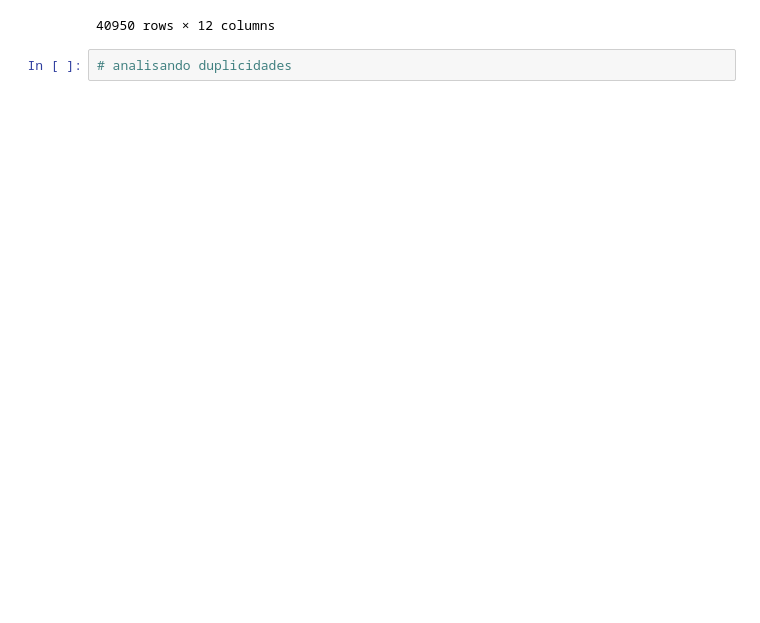
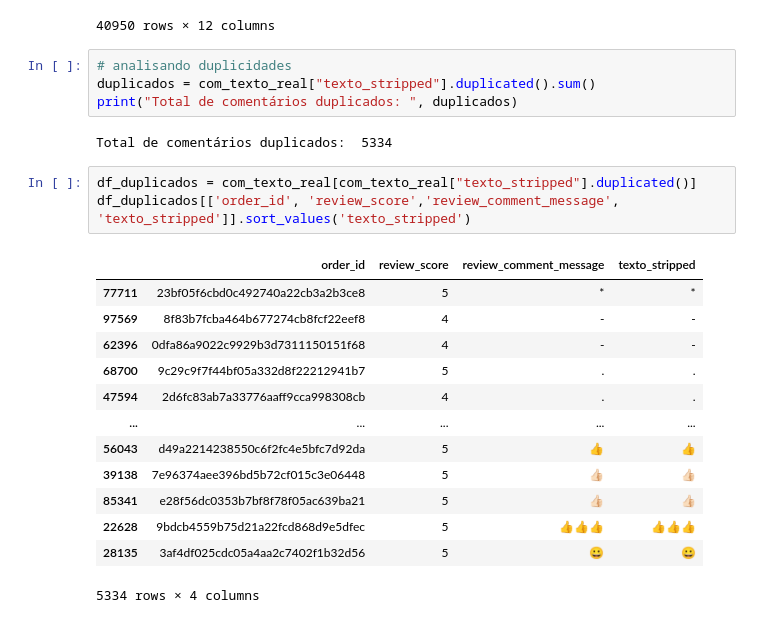
Before and after one commit to HcChaves/tech-challenge-fase4, a Jupyter notebook: notebooks/01_eda.ipynb, the cells around one changed output. Drawn from its saved outputs; the diff is of its cells as text; blank space fills up the shorter version.

```diff
--- a/notebooks/01_eda.ipynb
+++ b/notebooks/01_eda.ipynb
@@ -228,3 +228,24 @@ com_texto_real
 40950 rows × 12 columns
 # %%
 # analisando duplicidades
+duplicados = com_texto_real["texto_stripped"].duplicated().sum()
+print("Total de comentários duplicados: ", duplicados)
+# %% [output]
+Total de comentários duplicados:  5334
+# %%
+df_duplicados = com_texto_real[com_texto_real["texto_stripped"].duplicated()]
+df_duplicados[['order_id', 'review_score','review_comment_message', 'texto_stripped']].sort_values('texto_stripped')
+# %% [output]
+|  | order_id | review_score | review_comment_message | texto_stripped |
+| 77711 | 23bf05f6cbd0c492740a22cb3a2b3ce8 | 5 | * | * |
+| 97569 | 8f83b7fcba464b677274cb8fcf22eef8 | 4 | - | - |
+| 62396 | 0dfa86a9022c9929b3d7311150151f68 | 4 | - | - |
+| 68700 | 9c29c9f7f44bf05a332d8f22212941b7 | 5 | . | . |
+| 47594 | 2d6fc83ab7a33776aaff9cca998308cb | 4 | . | . |
+| ... | ... | ... | ... | ... |
+| 56043 | d49a2214238550c6f2fc4e5bfc7d92da | 5 | 👍 | 👍 |
+| 39138 | 7e96374aee396bd5b72cf015c3e06448 | 5 | 👍🏻 | 👍🏻 |
+| 85341 | e28f56dc0353b7bf8f78f05ac639ba21 | 5 | 👍🏻 | 👍🏻 |
+| 22628 | 9bdcb4559b75d21a22fcd868d9e5dfec | 5 | 👍👍👍 | 👍👍👍 |
+| 28135 | 3af4df025cdc05a4aa2c7402f1b32d56 | 5 | 😀 | 😀 |
+5334 rows × 4 columns
```
Also changed, not shown: parts of 8 cells of this notebook.
